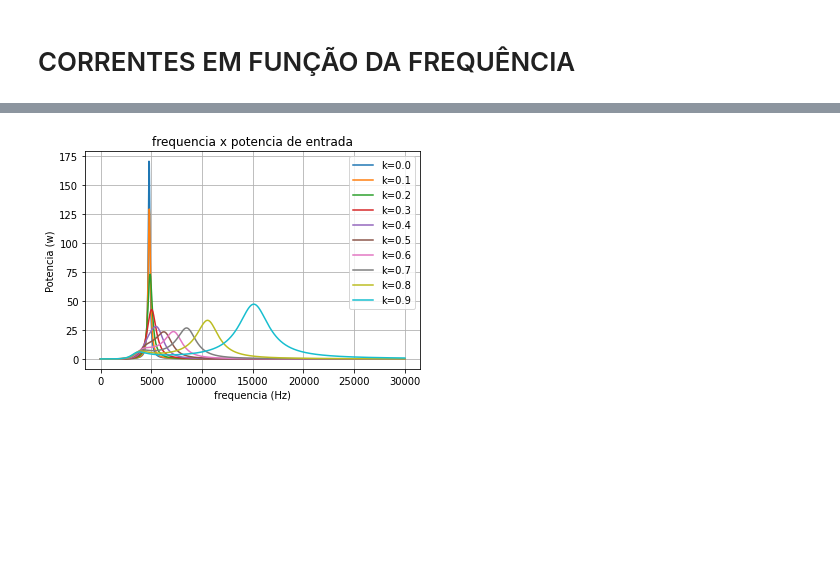
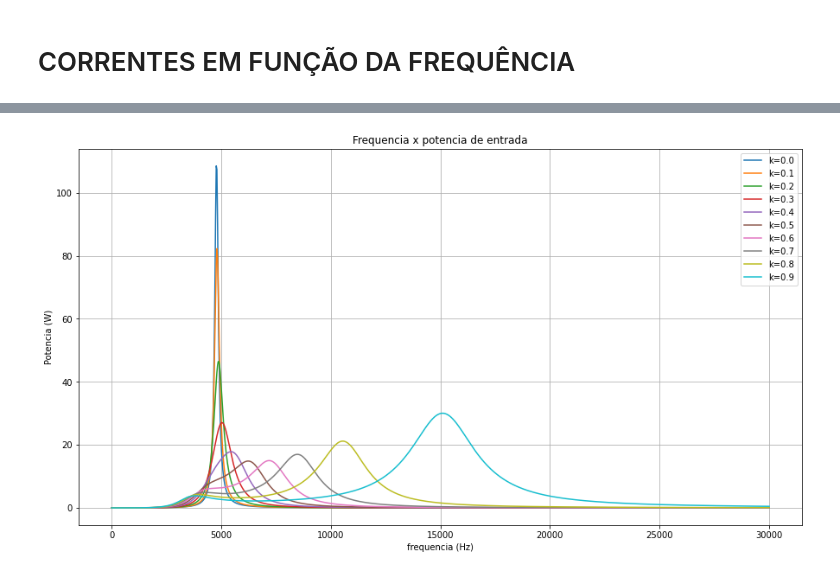
Before and after one commit to BrunoFNRodrigues/EletroMag-Projeto, a Jupyter notebook: Projeto Eletromag.ipynb, the cells around one changed output, grey strips where cells are left out. Cells and saved outputs as stored; diff of their text form; code cells hidden in the pictures; blank space fills up the shorter version.

```diff
--- a/Projeto Eletromag.ipynb
+++ b/Projeto Eletromag.ipynb
@@ -18,8 +25,8 @@ L1=235e-6
 L2=231e-6
 C1 = 4.7e-6
 C2 = 4.7e-6
-
+Ufonte = 10
 w_ress = 1/sqrt(L1*C1)
 f_ress = w_ress/(2*pi)
-print(abs(f_ress))
+print("Frequência de ressonância:",abs(f_ress))
 # %% [output]
@@ -29,7 +38,7 @@ print(abs(f_ress))
 # %%
 def CalcularTransformador(Rc, f, k, C1, C2):
     w=2*pi*f
-    Uf=rect(10,0)
+    Uf=rect((2/pi)*Ufonte, 0)
     XC1=1/(1j*w*C1)
     XC2=1/(1j*w*C2)
     XL1=1j*w*L1
@@ -147,5 +145,0 @@ print(max_y2_im)
-# %%
-tensao_ef = 10/sqrt(2)
-pot_entrada = tensao_ef*(max_y_im.conjugate()/sqrt(2))
-
-print(pot_entrada)
@@ -156,19 +151,20 @@ print(pot_entrada)
 # %%
+plt.figure(figsize=(15,8))
 pot_entradas = []
 for I1_im in I1_ims:
     pot_entrada = []
     for corrente in I1_im:
         S_entrada = tensao_ef*(corrente.conjugate()/sqrt(2))
         pot_entrada.append(abs(S_entrada.real))
     plt.plot(f, pot_entrada)
     pot_entradas.append(pot_entrada)
-plt.title("frequencia x potencia de entrada")
+plt.title("Frequencia x potencia de entrada")
 plt.xlabel("frequencia (Hz)")
-plt.ylabel("Potencia (w)")
+plt.ylabel("Potencia (W)")
 plt.legend(ks_legend)
 plt.grid(True)
 plt.savefig("frequenciaxpotencia de entrada")
 plt.show()
 # %% [output]
-[figure, old version]
+[figure, new version]
 # %%
```
Also changed, not shown: parts of 24 cells of this notebook.
